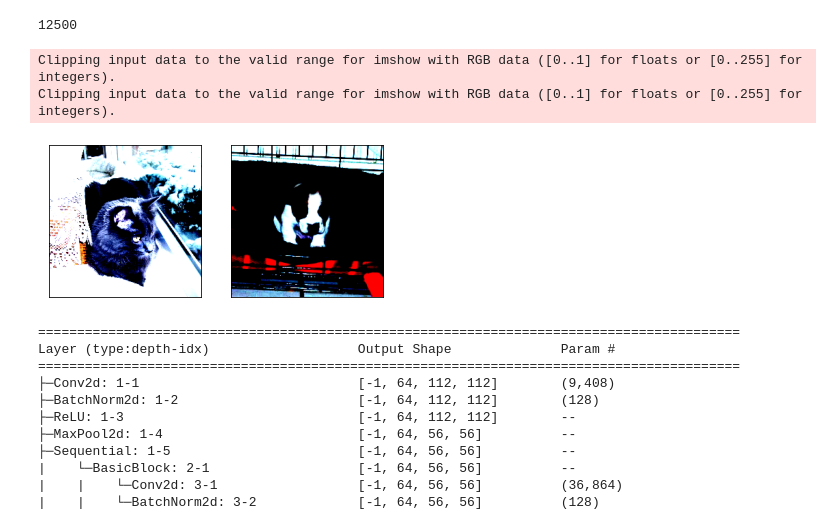
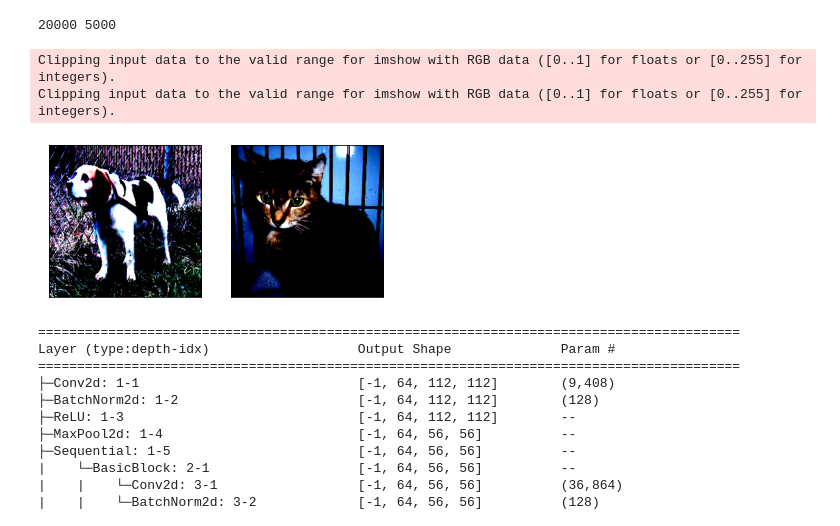
Before and after one commit to geminik23/cv_transfer_learning_with_resnet, a Jupyter notebook: resnet_transfer_learning.ipynb, the cells around one changed output. Saved outputs shown, nothing was run; the diff lists cells and outputs as text; code cells hidden in the pictures.

```diff
--- a/resnet_transfer_learning.ipynb
+++ b/resnet_transfer_learning.ipynb
@@ -15,23 +15,19 @@ from torch.utils.data import Dataset, DataLoader
 import cv2
 from torchvision import transforms
 
-train_path = os.path.join('dataset', 'train')
-test_path = os.path.join('dataset', 'test')
-
+path = os.path.join('dataset', 'samples')
 
 class CatDogDataset(Dataset):
-    def __init__(self, path, each_max_count=1000):
-        self.cats = glob(os.path.join(train_path, 'cat.*.jpg'))
-        self.dogs = glob(os.path.join(train_path, 'dog.*.jpg'))
+    def __init__(self, path, is_test=False):
+        files = glob(os.path.join(path, '*.jpg'))
         from random import shuffle
-        shuffle(self.cats)
-        shuffle(self.dogs)
-        self.files = self.cats[:each_max_count] + self.dogs[:each_max_count]
-        shuffle(self.files)
+        shuffle(files)
+        test_offset = int(len(files) * 0.8)
+        self.files = files[test_offset:] if is_test else files[:test_offset]
+
         self.transform = transforms.Normalize([0.485, 0.456, 0.406], [0.229, 0.224, 0.225])
         # shuffle data
         # targets
-        import re
         pos = len(path)+1
         # cat 1 dog 0
         self.targets = [fpath[pos:pos+3] == 'cat' for fpath in self.files]
@@ -51,26 +47,27 @@ class CatDogDataset(Dataset):
         im = im.permute(2,0,1)
         # normalize
         im = self.transform(im)
-
         return im.float().to(device), torch.tensor([target]).float().to(device)
-# %%
-train_data = CatDogDataset(train_path)
-# %% [output]
-12500
+# %%
+train_data = CatDogDataset(path)
+test_data = CatDogDataset(path, is_test=True)
+print(len(train_data), len(test_data))
+# %% [output]
+20000 5000
 # %%
 import matplotlib.pyplot as plt
 
 def show(imgs):
     fix, axs = plt.subplots(ncols=len(imgs), squeeze=False)
     for i, img in enumerate(imgs):
         axs[0, i].imshow(img.permute(1,2,0).cpu())
         axs[0, i].set(xticklabels=[], yticklabels=[], xticks=[], yticks=[])
 
-show([train_data[30][0], train_data[50][0]])
+show([train_data[30][0], train_data[12530][0]])
 # %% [output]
 Clipping input data to the valid range for imshow with RGB data ([0..1] for floats or [0..255] for integers).
 Clipping input data to the valid range for imshow with RGB data ([0..1] for floats or [0..255] for integers).
-[figure, old version]
+[figure, new version]
 # %%
 def tl_model():
     model = torchvision.models.resnet18(pretrained=True)
```
Also changed, not shown: parts of 4 cells of this notebook.
